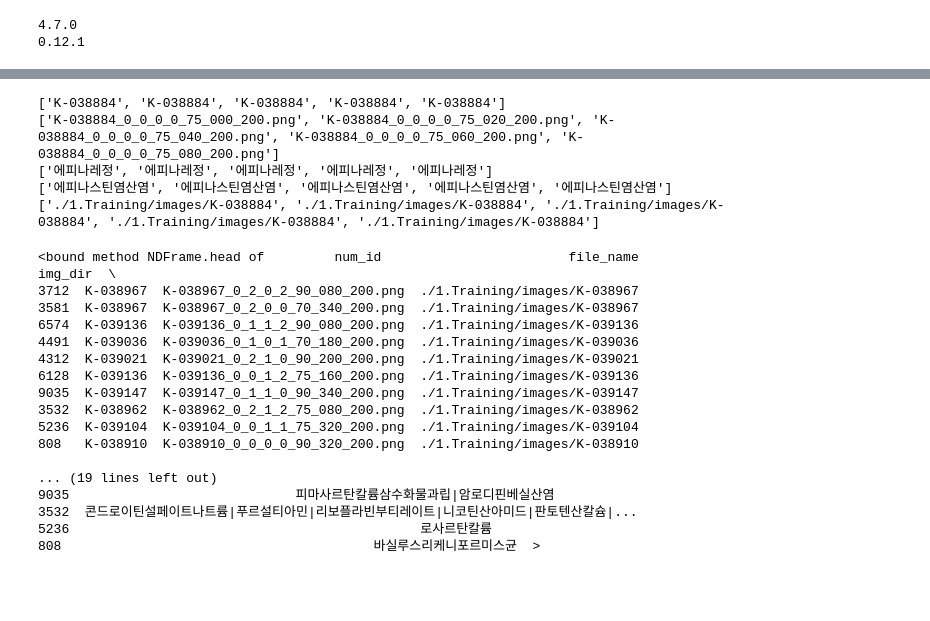
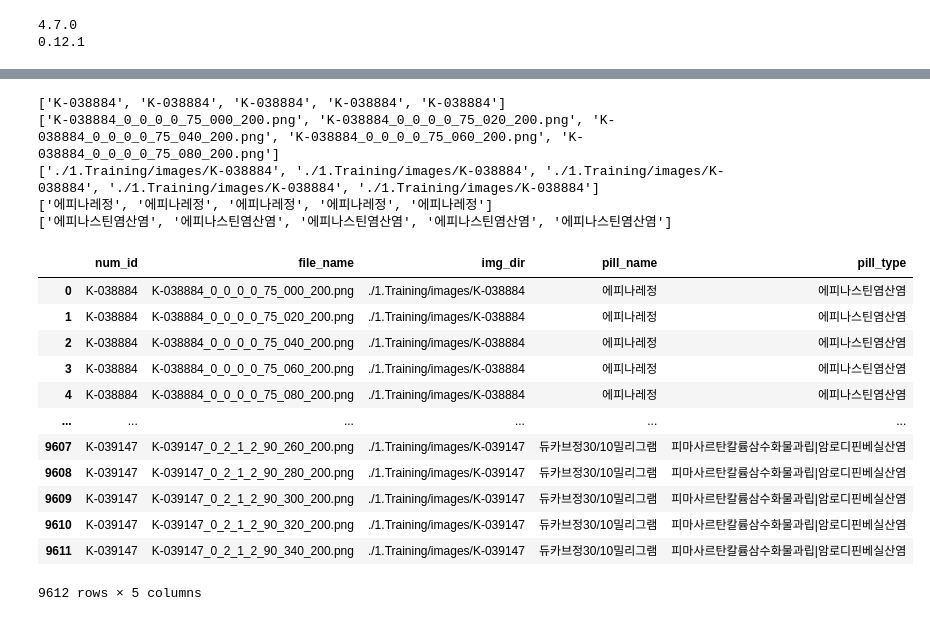
Before and after one commit to rainsky3840/Bootcamp_project, a Jupyter notebook: 김정환/p2_main.ipynb, the cells around one changed output, grey strips where cells are left out. Saved outputs shown, nothing was run; the diff lists cells and outputs as text; code cells hidden in the pictures; blank space fills up the shorter version.

```diff
--- a/김정환/p2_main.ipynb
+++ b/김정환/p2_main.ipynb
@@ -52,10 +55,11 @@ print(img_names[:5])
 ['./1.Training/images\\K-038884\\K-038884_0_0_0_0_75_000_200.png', './1.Training/images\\K-038884\\K-038884_0_0_0_0_75_020_200.png', './1.Training/images\\K-038884\\K-038884_0_0_0_0_75_040_200.png', ' ...
 # %%
+%%time
 #IMG_RESIZE
 #조장 김지수님 코드 기반
-
 i = 0
 # os.mkdir('Data/1.Training/images/' + 'hi')
+
 for idx, img_data in enumerate(json_names):
     img_data = img_data.replace('\\', '/', 10)
     # print(img_data)
@@ -86,11 +90,11 @@ for idx, img_data in enumerate(json_names):
             img = cv2.imread(img_names[idx], cv2.IMREAD_COLOR)
 
             cropped_img = img[y:y + h_h, x:x + w_h]
-            cropped_img = cv2.resize(cropped_img, (64, 64))
+            cropped_img = cv2.resize(cropped_img, (64, 64))   #64, 64
             if idx % 100 == 0:
                 print('진행상황: {} / {}'.format(idx, len(img_names)))
-            # cv2.imwrite(file_dir, cropped_img)
+            cv2.imwrite(file_dir, cropped_img)
         else:
-            print(f'Data named {file_dir} already processed.')
+            # print(f'Data named {file_dir} already processed.')
             continue
 # %% [output]
@@ -114,5 +103,5 @@ Data named ./1.Training/images/K-039021/K-039021_0_2_1_
 # %%
-#JSON 내용 불러오기
+#Import JSON files
 '''
 dir_1 = glob.glob('./1.Training/라벨링데이터/단일경구약제 5000종/*')
 json_names = []
@@ -121,12 +110,12 @@ for temp in dir_1:
 # print(json_names[:5])
 '''
 
-#태그별로 리스트를 만들어서 저장
-num_lst=[]
-img_lst=[]
-name_lst=[]
-type_lst=[]
-img_fp=[]
+#Make list by tags in JSON file
+num_lst=[]  #Unique ID (K-XXXXXX)
+img_lst=[]  #PNG image file name
+name_lst=[] #Image saved directory
+type_lst=[] #Type of pill
+img_fp=[]   #Types of ingredients (구성 성분)
 
 def json_var(list, tag):
     list.append(js['images'][0][tag])
@@ -145,36 +134,32 @@ for idx, img_data in enumerate(json_names):
         num_lst.append(file_name[:8])
         img_fp.append(file_dir)
 
-print(num_lst[:5], img_lst[:5], name_lst[:5], type_lst[:5], img_fp[:5], sep='\n')
+print(num_lst[:5], img_lst[:5], img_fp[:5], name_lst[:5], type_lst[:5], sep='\n')
 # %% [output]
 ['K-038884', 'K-038884', 'K-038884', 'K-038884', 'K-038884']
 ['K-038884_0_0_0_0_75_000_200.png', 'K-038884_0_0_0_0_75_020_200.png', 'K-038884_0_0_0_0_75_040_200.png', 'K-038884_0_0_0_0_75_060_200.png', 'K-038884_0_0_0_0_75_080_200.png']
+['./1.Training/images/K-038884', './1.Training/images/K-038884', './1.Training/images/K-038884', './1.Training/images/K-038884', './1.Training/images/K-038884']
 ['에피나레정', '에피나레정', '에피나레정', '에피나레정', '에피나레정']
 ['에피나스틴염산염', '에피나스틴염산염', '에피나스틴염산염', '에피나스틴염산염', '에피나스틴염산염']
-['./1.Training/images/K-038884', './1.Training/images/K-038884', './1.Training/images/K-038884', './1.Training/images/K-038884', './1.Training/images/K-038884']
 # %%
 #Save PD dataframe to CSV
 
 df_info={'num_id': num_lst, 'file_name': img_lst, 'img_dir': img_fp, 'pill_name': name_lst, 'pill_type': type_lst}
 df_info=pd.DataFrame(df_info)
 df_info.to_csv("./2.Sample/pill_df.csv",index=False)
 df=pd.read_csv("./2.Sample/pill_df.csv")
-df.sample(10).head
+df
 # %% [output]
+|  | num_id | file_name | img_dir | pill_name | pill_type |
+| 0 | K-038884 | K-038884_0_0_0_0_75_000_200.png | ./1.Training/images/K-038884 | 에피나레정 | 에피나스틴염산염 |
+| 1 | K-038884 | K-038884_0_0_0_0_75_020_200.png | ./1.Training/images/K-038884 | 에피나레정 | 에피나스틴염산염 |
+| 2 | K-038884 | K-038884_0_0_0_0_75_040_200.png | ./1.Training/images/K-038884 | 에피나레정 | 에피나스틴염산염 |
+| 3 | K-038884 | K-038884_0_0_0_0_75_060_200.png | ./1.Training/images/K-038884 | 에피나레정 | 에피나스틴염산염 |
+| 4 | K-038884 | K-038884_0_0_0_0_75_080_200.png | ./1.Training/images/K-038884 | 에피나레정 | 에피나스틴염산염 |
+| ... | ... | ... | ... | ... | ... |
+| 9607 | K-039147 | K-039147_0_2_1_2_90_260_200.png | ./1.Training/images/K-039147 | 듀카브정30/10밀리그램 | 피마사르탄칼륨삼수화물과립|암로디핀베실산염 |
+| 9608 | K-039147 | K-039147_0_2_1_2_90_280_200.png | ./1.Training/images/K-039147 | 듀카브정30/10밀리그램 | 피마사르탄칼륨삼수화물과립|암로디핀베실산염 |
+| 9609 | K-039147 | K-039147_0_2_1_2_90_300_200.png | ./1.Training/images/K-039147 | 듀카브정30/10밀리그램 | 피마사르탄칼륨삼수화물과립|암로디핀베실산염 |
+| 9610 | K-039147 | K-039147_0_2_1_2_90_320_200.png | ./1.Training/images/K-039147 | 듀카브정30/10밀리그램 | 피마사르탄칼륨삼수화물과립|암로디핀베실산염 |
+| 9611 | K-039147 | K-039147_0_2_1_2_90_340_200.png | ./1.Training/images/K-039147 | 듀카브정30/10밀리그램 | 피마사르탄칼륨삼수화물과립|암로디핀베실산염 |
-<bound method NDFrame.head of         num_id                        file_name                       img_dir  \
-3712  K-038967  K-038967_0_2_0_2_90_080_200.png  ./1.Training/images/K-038967
-3581  K-038967  K-038967_0_2_0_0_70_340_200.png  ./1.Training/images/K-038967
-6574  K-039136  K-039136_0_1_1_2_90_080_200.png  ./1.Training/images/K-039136
-4491  K-039036  K-039036_0_1_0_1_70_180_200.png  ./1.Training/images/K-039036
-4312  K-039021  K-039021_0_2_1_0_90_200_200.png  ./1.Training/images/K-039021
-6128  K-039136  K-039136_0_0_1_2_75_160_200.png  ./1.Training/images/K-039136
-9035  K-039147  K-039147_0_1_1_0_90_340_200.png  ./1.Training/images/K-039147
-3532  K-038962  K-038962_0_2_1_2_75_080_200.png  ./1.Training/images/K-038962
-5236  K-039104  K-039104_0_0_1_1_75_320_200.png  ./1.Training/images/K-039104
-808   K-038910  K-038910_0_0_0_0_90_320_200.png  ./1.Training/images/K-038910
-
-... (19 lines left out)
-9035                             피마사르탄칼륨삼수화물과립|암로디핀베실산염
-3532  콘드로이틴설페이트나트륨|푸르설티아민|리보플라빈부티레이트|니코틴산아미드|판토텐산칼슘|...
-5236                                             로사르탄칼륨
-808                                        바실루스리케니포르미스균  >
+9612 rows × 5 columns
```
Also changed, not shown: parts of 21 cells of this notebook.
